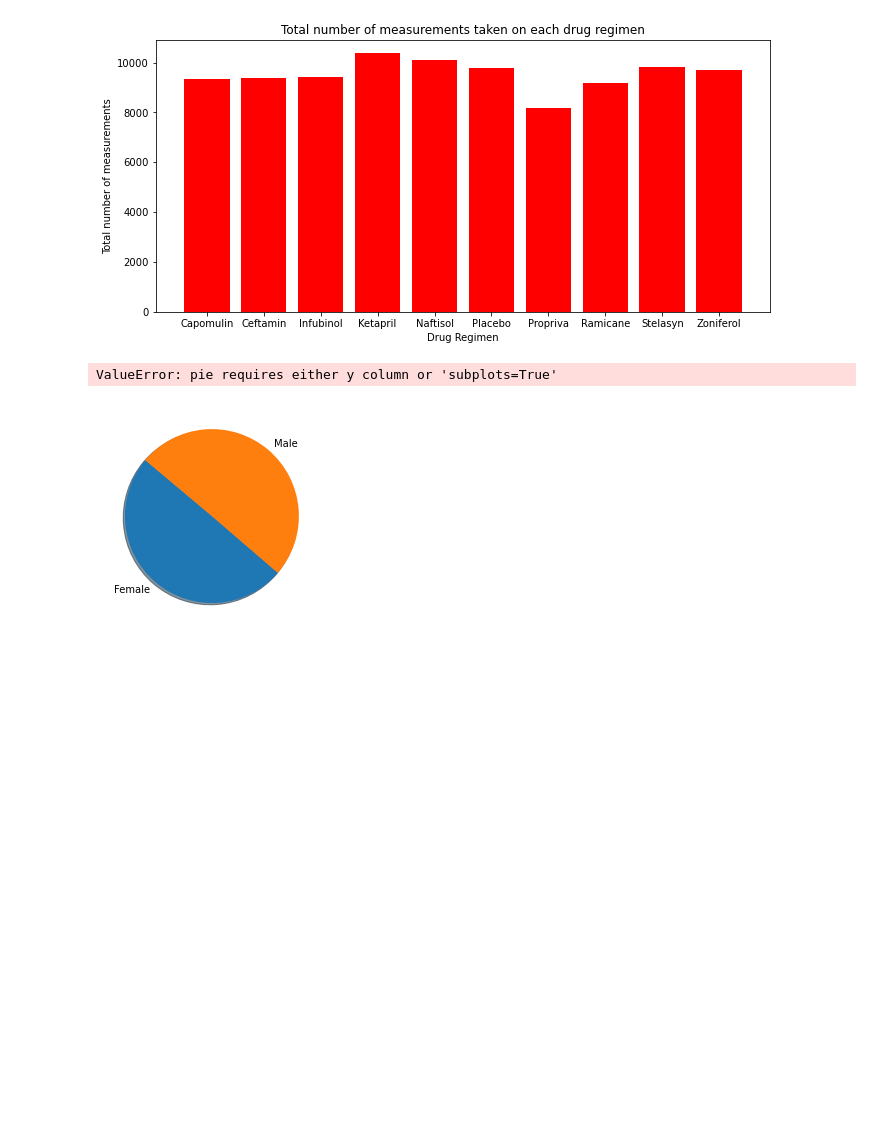
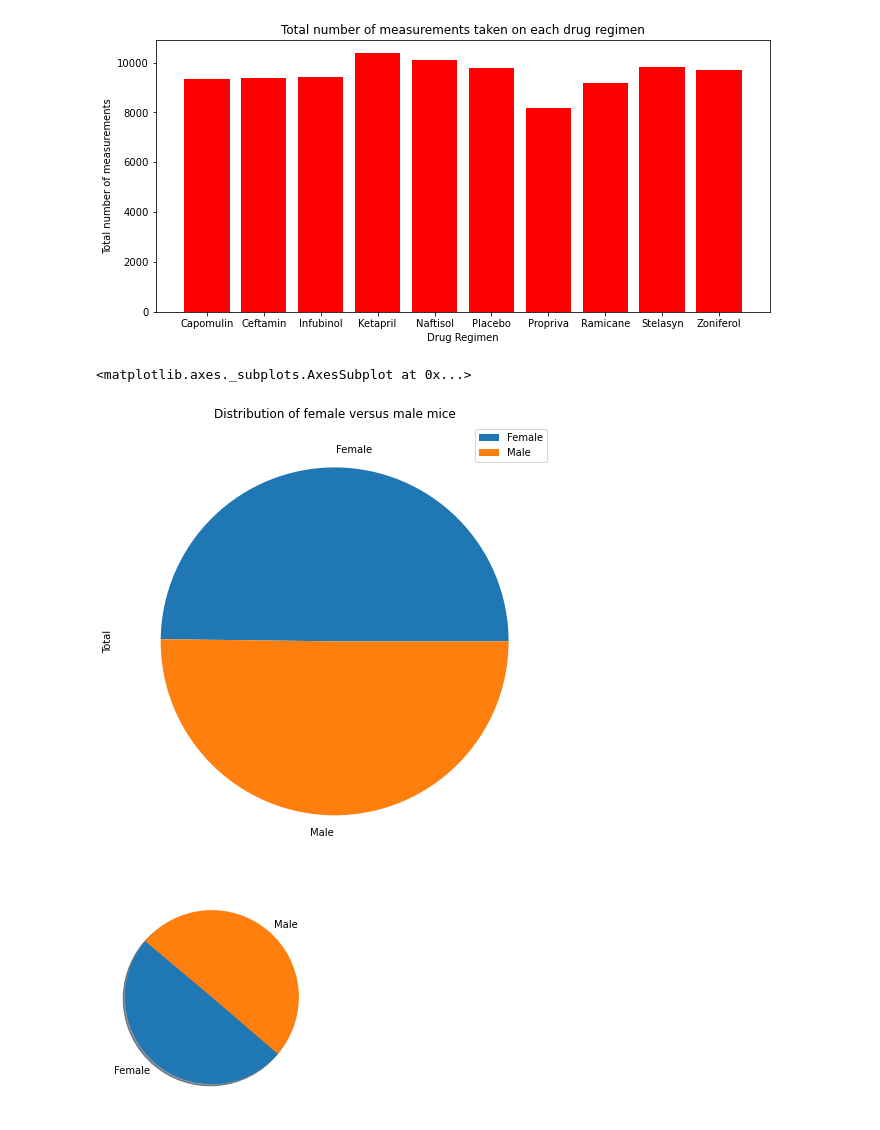
Before and after one commit to kioz-developer/matplotlib-challenge, a Jupyter notebook: pymaceuticals_starter.ipynb, the cells around one changed output. Cells and saved outputs as stored; diff of their text form; code cells hidden in the pictures; blank space fills up the shorter version.

```diff
--- a/pymaceuticals_starter.ipynb
+++ b/pymaceuticals_starter.ipynb
@@ -147,14 +147,14 @@ plt.show()
 # %%
 # Generate a pie plot showing the distribution of female versus male mice using pandas
 data_cleaned_by_id = combined_data.drop_duplicates(subset=["Mouse ID"], keep='first', inplace=False)
 
 grouped_by_id = data_cleaned_by_id.groupby(["Sex"])["Sex"].agg(["count"])
-grouped_by_id = grouped_by_id.rename(columns={"count":"Total"}).reset_index()
+grouped_by_id = grouped_by_id.rename(columns={"count":"Total"})
 
-grouped_by_id.head()
-grouped_by_id.plot(kind="pie", x="Total", grid=True, figsize=(8,8), title="Distribution of female versus male mice")
+grouped_by_id.plot(kind="pie", x="Sex", y="Total", grid=True, figsize=(8,8), title="Distribution of female versus male mice")
 # %% [output]
-ValueError: pie requires either y column or 'subplots=True'
+<matplotlib.axes._subplots.AxesSubplot at 0x...>
+[figure, added]
 # %%
 # Generate a pie plot showing the distribution of female versus male mice using pyplot
 data_cleaned_by_id = combined_data.drop_duplicates(subset=["Mouse ID"], keep='first', inplace=False)
```
Also changed, not shown: parts of 3 cells of this notebook.
